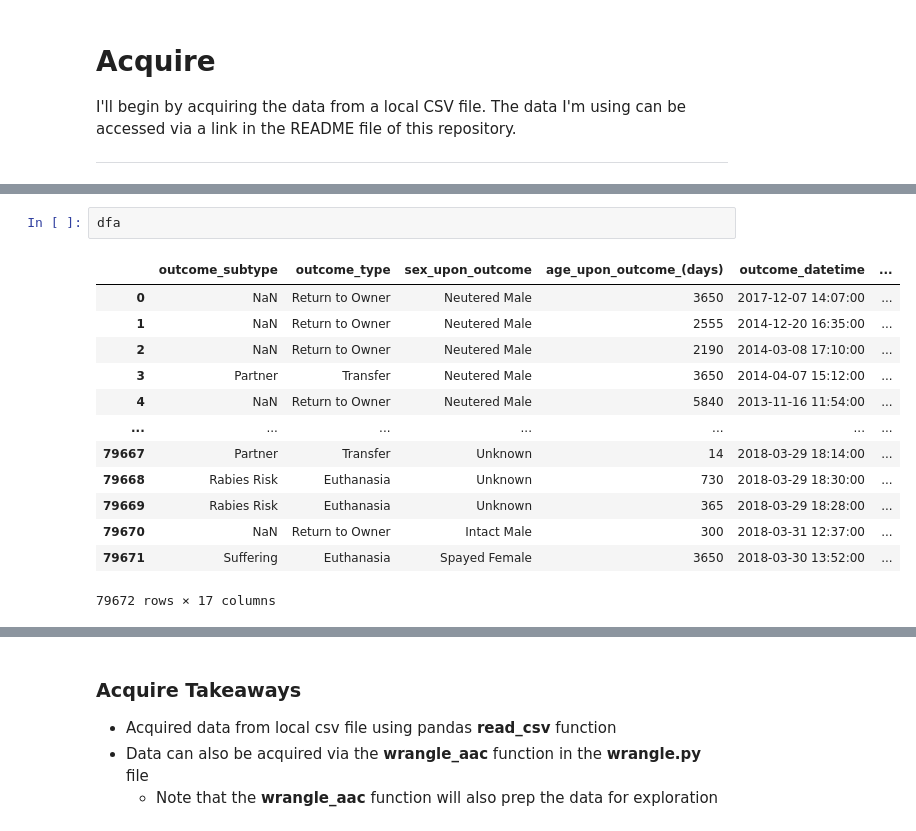
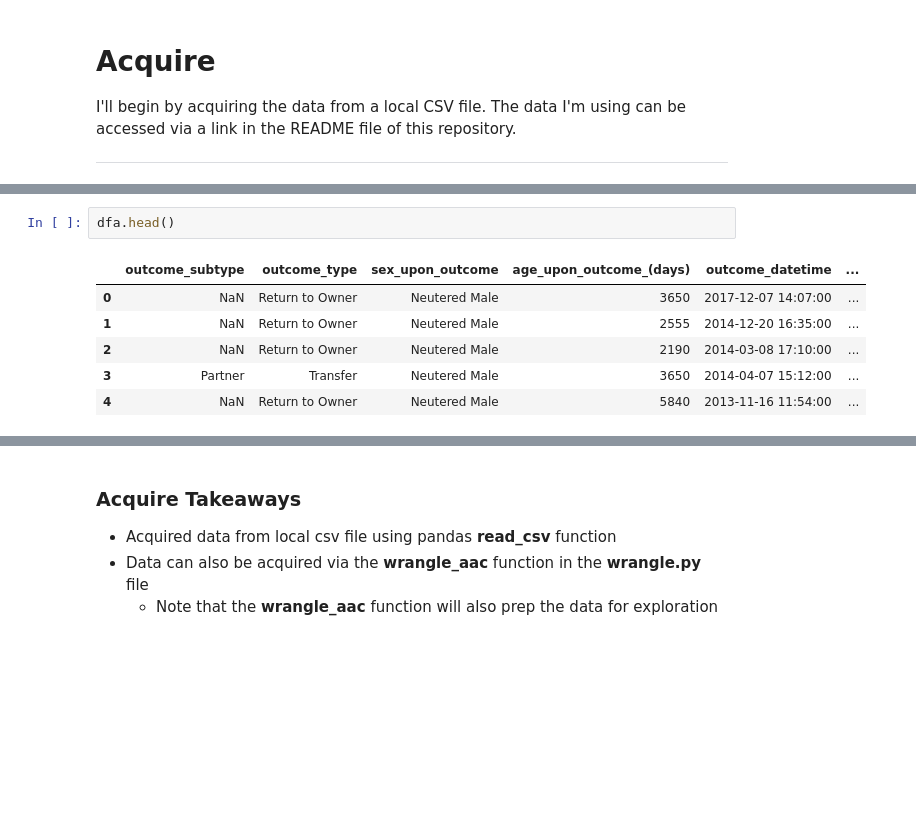
Before and after one commit to SamuelD-Data/aac_outcomes_project, a Jupyter notebook: continued_work/aac_project_notebook.ipynb, the cells around one changed output, grey strips where cells are left out. Cells and saved outputs as stored; diff of their text form; blank space fills up the shorter version.

```diff
--- a/continued_work/aac_project_notebook.ipynb
+++ b/continued_work/aac_project_notebook.ipynb
@@ -61,16 +77,9 @@ df = pd.read_csv('aac_intakes_outcomes.csv')
 # %%
-dfa
+dfa.head()
 # %% [output]
 |  | outcome_subtype | outcome_type | sex_upon_outcome | age_upon_outcome_(days) | outcome_datetime | ... |
 | 0 | NaN | Return to Owner | Neutered Male | 3650 | 2017-12-07 14:07:00 | ... |
 | 1 | NaN | Return to Owner | Neutered Male | 2555 | 2014-12-20 16:35:00 | ... |
 | 2 | NaN | Return to Owner | Neutered Male | 2190 | 2014-03-08 17:10:00 | ... |
 | 3 | Partner | Transfer | Neutered Male | 3650 | 2014-04-07 15:12:00 | ... |
 | 4 | NaN | Return to Owner | Neutered Male | 5840 | 2013-11-16 11:54:00 | ... |
-| ... | ... | ... | ... | ... | ... | ... |
-| 79667 | Partner | Transfer | Unknown | 14 | 2018-03-29 18:14:00 | ... |
-| 79668 | Rabies Risk | Euthanasia | Unknown | 730 | 2018-03-29 18:30:00 | ... |
-| 79669 | Rabies Risk | Euthanasia | Unknown | 365 | 2018-03-29 18:28:00 | ... |
-| 79670 | NaN | Return to Owner | Intact Male | 300 | 2018-03-31 12:37:00 | ... |
-| 79671 | Suffering | Euthanasia | Spayed Female | 3650 | 2018-03-30 13:52:00 | ... |
-79672 rows × 17 columns
```
Also changed, not shown: parts of 11 cells of this notebook.
